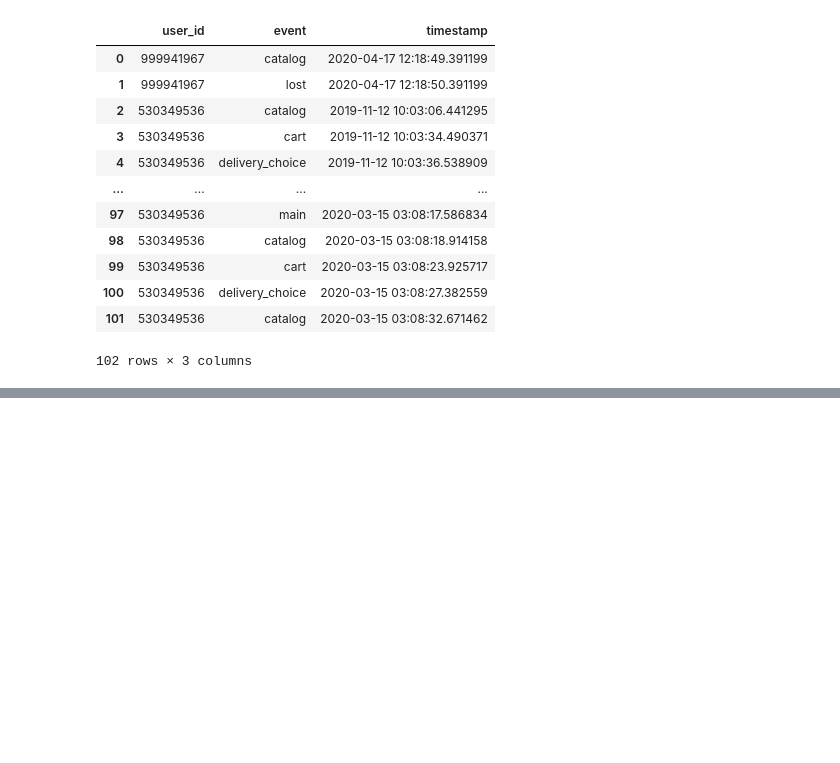
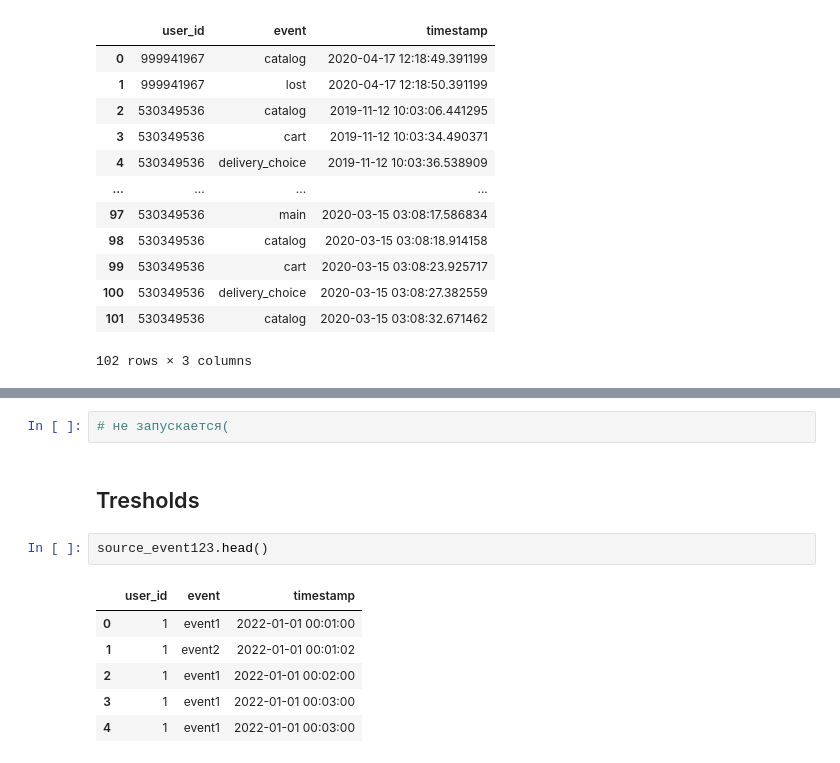
Before and after one commit to retentioneering/retentioneering-tools, a Jupyter notebook: examples/step_matrix_tests#PLAT-262.ipynb, the cells around one changed output, grey strips where cells are left out. Drawn from its saved outputs; the diff is of its cells as text; blank space fills up the shorter version.

```diff
--- a/examples/step_matrix_tests#PLAT-262.ipynb
+++ b/examples/step_matrix_tests#PLAT-262.ipynb
@@ -72,0 +280,13 @@ tuple
+# %%
+# не запускается(
+# %% [markdown]
+## Tresholds
+# %%
+source_event123.head()
+# %% [output]
+|  | user_id | event | timestamp |
+| 0 | 1 | event1 | 2022-01-01 00:01:00 |
+| 1 | 1 | event2 | 2022-01-01 00:01:02 |
+| 2 | 1 | event1 | 2022-01-01 00:02:00 |
+| 3 | 1 | event1 | 2022-01-01 00:03:00 |
+| 4 | 1 | event1 | 2022-01-01 00:03:00 |
```
Also changed, not shown: parts of 30 cells of this notebook.
